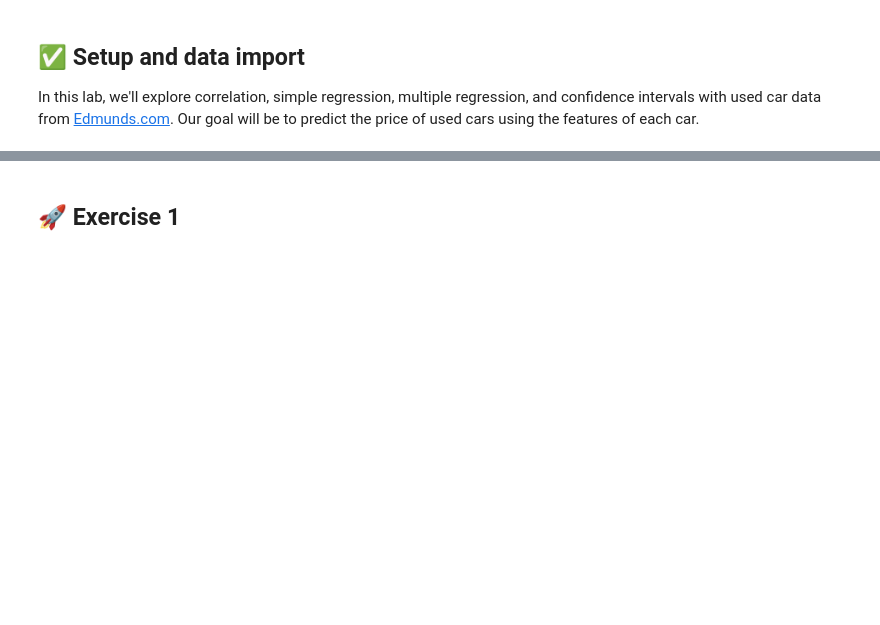
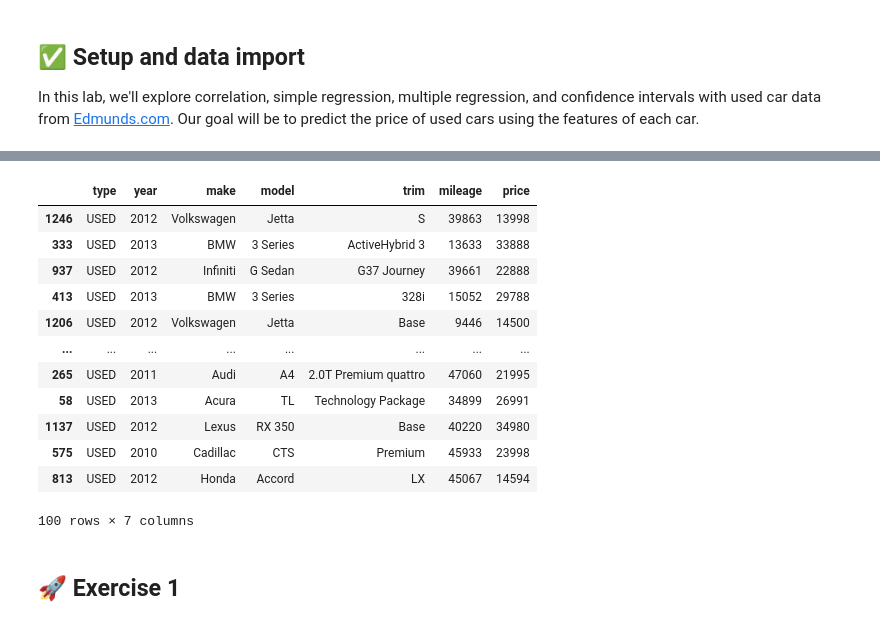
Before and after one commit to thabir303/CSE-837-ML, a Jupyter notebook: hw4/linear-regression-exercises.ipynb, the cells around one changed output, grey strips where cells are left out. Drawn from its saved outputs; the diff is of its cells as text; code cells hidden in the pictures; blank space fills up the shorter version.

```diff
--- a/hw4/linear-regression-exercises.ipynb
+++ b/hw4/linear-regression-exercises.ipynb
@@ -68,3 +30,38 @@ A spec_tbl_df: 10 × 7
+# %%
+# Load in additional functions
+import sys
+from pathlib import Path
+
+user_site = Path.home() / ".local/lib/python3.12/site-packages"
+if user_site.exists() and str(user_site) not in sys.path:
+    sys.path.append(str(user_site))
+
+import pandas as pd
+import numpy as np
+import seaborn as sns
+import matplotlib.pyplot as plt
+import statsmodels.api as sm
+import statsmodels.formula.api as smf
+
+pd.set_option("display.float_format", lambda v: f"{v:0.3f}")
+sns.set_theme(style="whitegrid", context="talk")
+
+cars = pd.read_csv("https://jdgrossman.com/assets/used-cars.tsv", sep="\t")
+cars.sample(100, random_state=42)
+# %% [output]
+|  | type | year | make | model | trim | mileage | price |
+| 1246 | USED | 2012 | Volkswagen | Jetta | S | 39863 | 13998 |
+| 333 | USED | 2013 | BMW | 3 Series | ActiveHybrid 3 | 13633 | 33888 |
+| 937 | USED | 2012 | Infiniti | G Sedan | G37 Journey | 39661 | 22888 |
+| 413 | USED | 2013 | BMW | 3 Series | 328i | 15052 | 29788 |
+| 1206 | USED | 2012 | Volkswagen | Jetta | Base | 9446 | 14500 |
+| ... | ... | ... | ... | ... | ... | ... | ... |
+| 265 | USED | 2011 | Audi | A4 | 2.0T Premium quattro | 47060 | 21995 |
+| 58 | USED | 2013 | Acura | TL | Technology Package | 34899 | 26991 |
+| 1137 | USED | 2012 | Lexus | RX 350 | Base | 40220 | 34980 |
+| 575 | USED | 2010 | Cadillac | CTS | Premium | 45933 | 23998 |
+| 813 | USED | 2012 | Honda | Accord | LX | 45067 | 14594 |
+100 rows × 7 columns
 # %% [markdown]
 ## 🚀 Exercise 1
 # %% [markdown]
```
Also changed, not shown: parts of 39 cells of this notebook, 1 other file.
